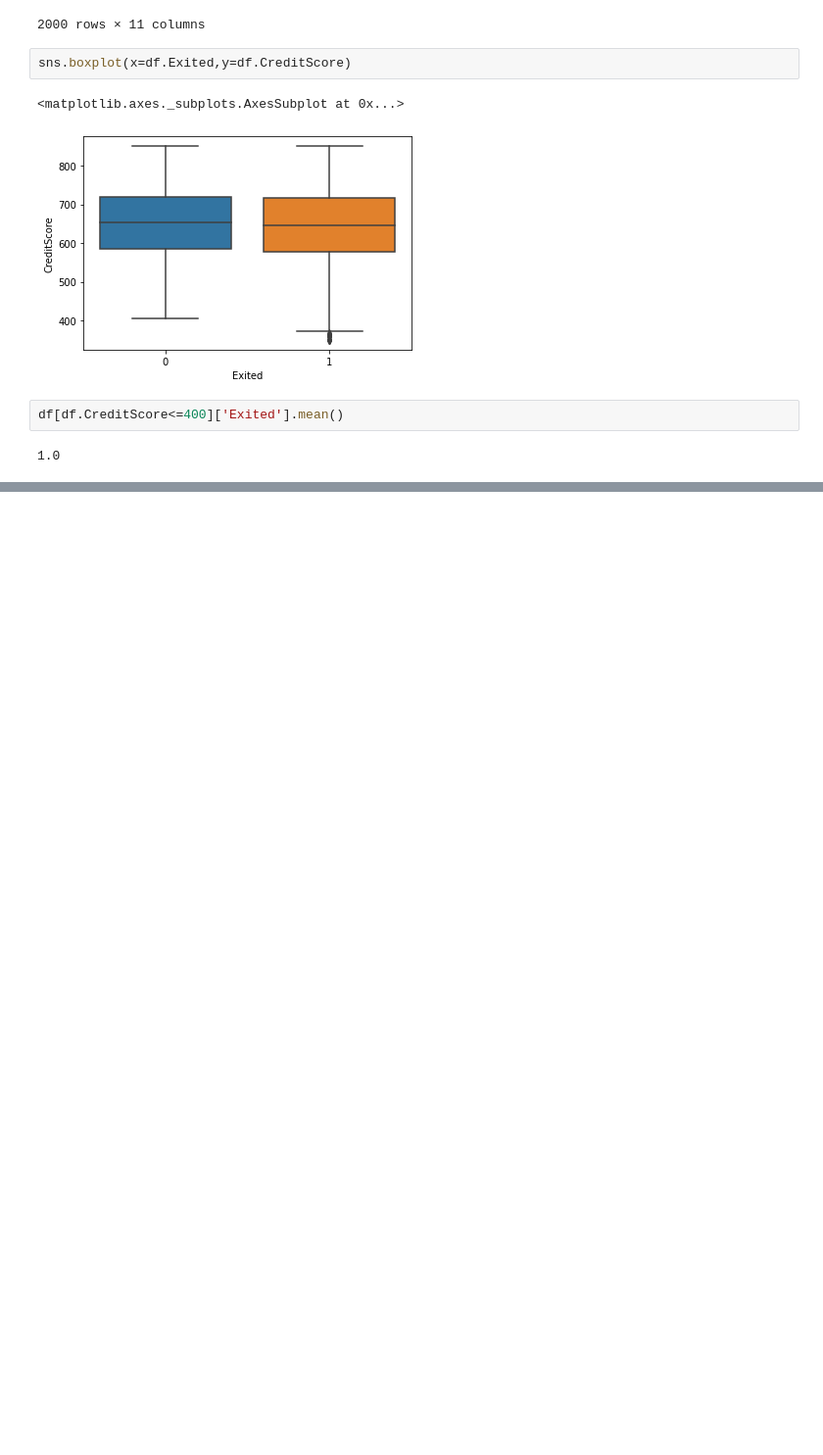
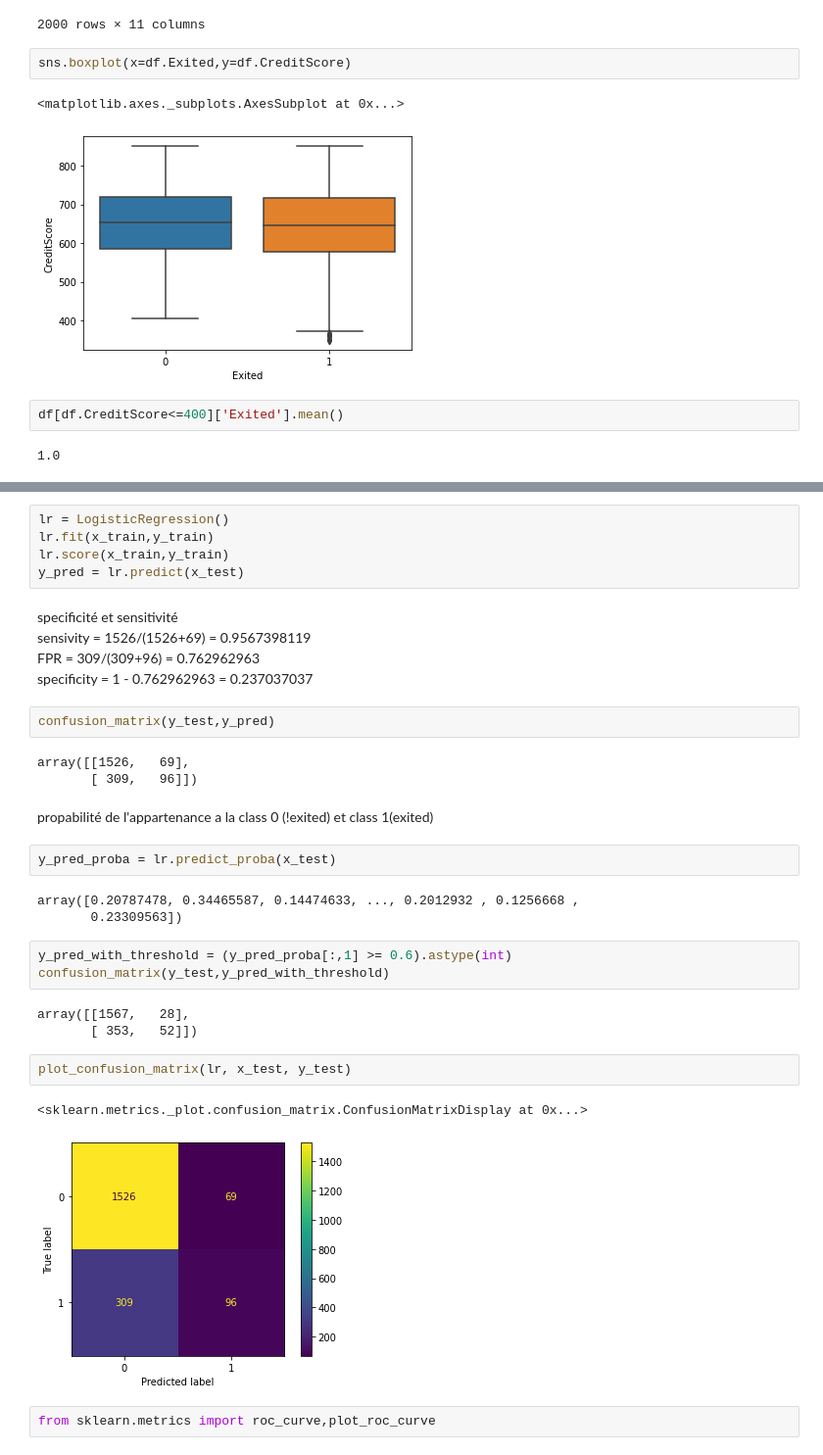
Before and after one commit to aws3ma/machine-learning, a Jupyter notebook: sc3.ipynb, the cells around one changed output, grey strips where cells are left out. Shown at 98% size. Cells and saved outputs as stored; diff of their text form; blank space fills up the shorter version.

```diff
--- a/sc3.ipynb
+++ b/sc3.ipynb
@@ -217,0 +183,35 @@ from
+# %%
+lr = LogisticRegression()
+lr.fit(x_train,y_train)
+lr.score(x_train,y_train)
+y_pred = lr.predict(x_test)
+# %% [markdown]
+specificité et sensitivité <br>
+sensivity = 1526/(1526+69) = 0.9567398119 <br>
+FPR = 309/(309+96) = 0.762962963 <br>
+specificity = 1 - 0.762962963 = 0.237037037
+# %%
+confusion_matrix(y_test,y_pred)
+# %% [output]
+array([[1526,   69],
+       [ 309,   96]])
+# %% [markdown]
+propabilité de l'appartenance a la class 0 (!exited) et class 1(exited)
+# %%
+y_pred_proba = lr.predict_proba(x_test)
+# %% [output]
+array([0.20787478, 0.34465587, 0.14474633, ..., 0.2012932 , 0.1256668 ,
+       0.23309563])
+# %%
+y_pred_with_threshold = (y_pred_proba[:,1] >= 0.6).astype(int)
+confusion_matrix(y_test,y_pred_with_threshold)
+# %% [output]
+array([[1567,   28],
+       [ 353,   52]])
+# %%
+plot_confusion_matrix(lr, x_test, y_test)
+# %% [output]
+<sklearn.metrics._plot.confusion_matrix.ConfusionMatrixDisplay at 0x...>
+[figure, added]
+# %%
+from sklearn.metrics import roc_curve,plot_roc_curve
```
Also changed, not shown: parts of 27 cells of this notebook.
